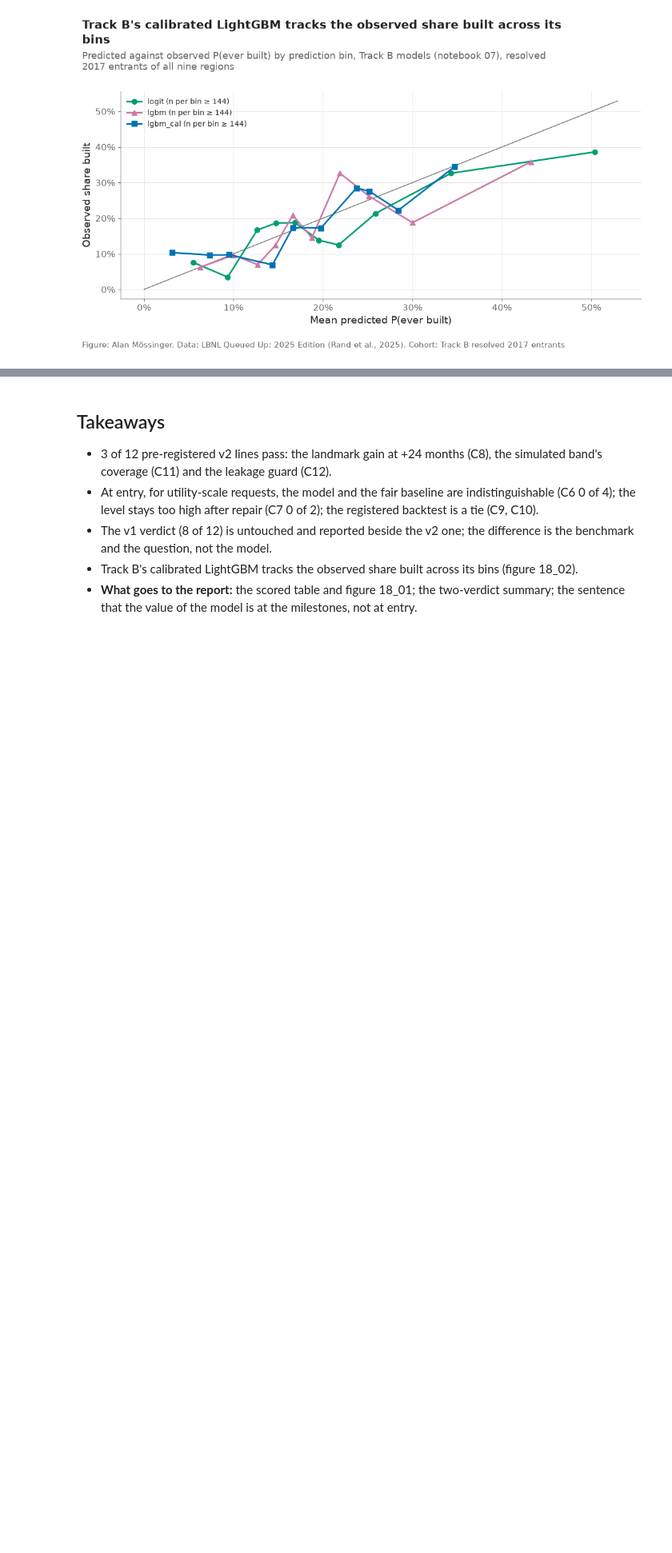
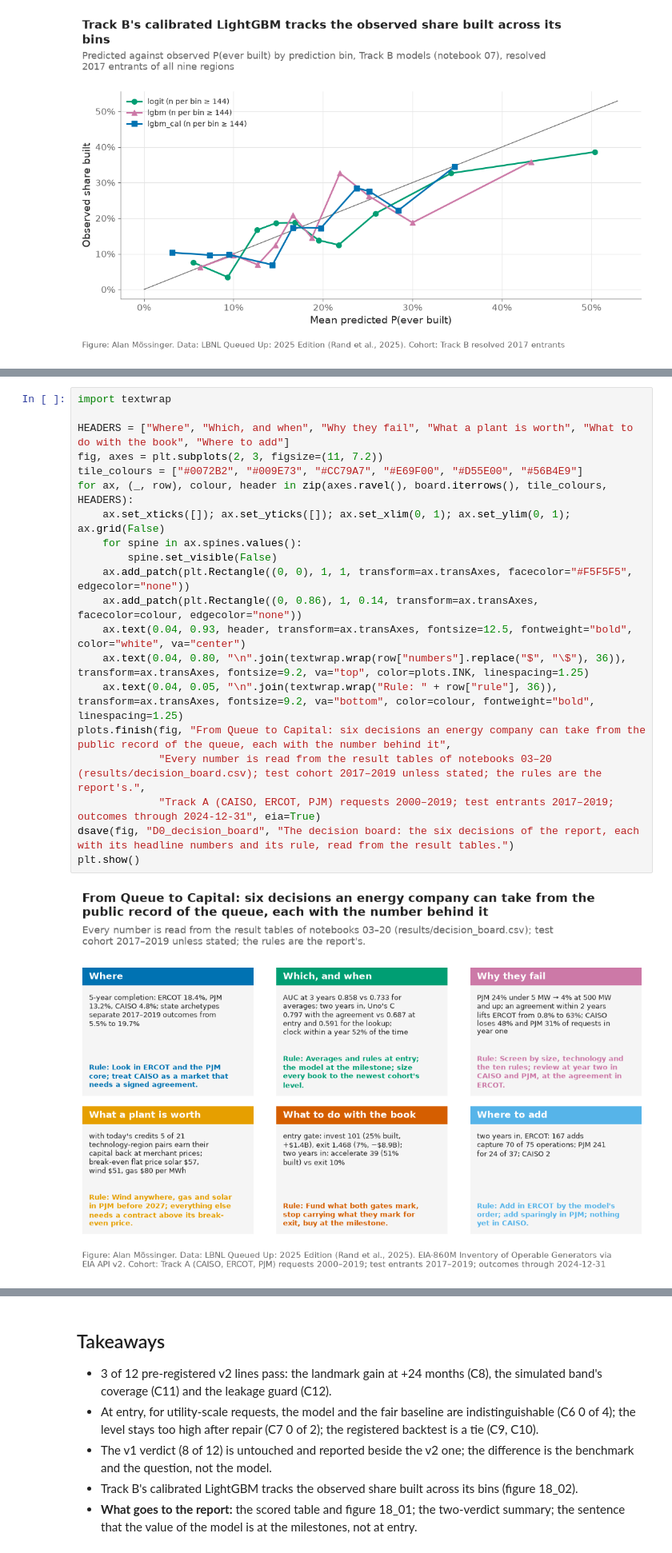
Before and after one commit to alanmossinger/Capstone, a Jupyter notebook: notebooks/18_evaluate_v2.ipynb, the cells around one changed output, grey strips where cells are left out. Shown at 80% size. Drawn from its saved outputs; the diff is of its cells as text; blank space fills up the shorter version.

```diff
--- a/notebooks/18_evaluate_v2.ipynb
+++ b/notebooks/18_evaluate_v2.ipynb
@@ -204,0 +285,22 @@ plt.show()
+# %%
+import textwrap
+
+HEADERS = ["Where", "Which, and when", "Why they fail", "What a plant is worth", "What to do with the book", "Where to add"]
+fig, axes = plt.subplots(2, 3, figsize=(11, 7.2))
+tile_colours = ["#0072B2", "#009E73", "#CC79A7", "#E69F00", "#D55E00", "#56B4E9"]
+for ax, (_, row), colour, header in zip(axes.ravel(), board.iterrows(), tile_colours, HEADERS):
+    ax.set_xticks([]); ax.set_yticks([]); ax.set_xlim(0, 1); ax.set_ylim(0, 1); ax.grid(False)
+    for spine in ax.spines.values():
+        spine.set_visible(False)
+    ax.add_patch(plt.Rectangle((0, 0), 1, 1, transform=ax.transAxes, facecolor="#F5F5F5", edgecolor="none"))
+    ax.add_patch(plt.Rectangle((0, 0.86), 1, 0.14, transform=ax.transAxes, facecolor=colour, edgecolor="none"))
+    ax.text(0.04, 0.93, header, transform=ax.transAxes, fontsize=12.5, fontweight="bold", color="white", va="center")
+    ax.text(0.04, 0.80, "\n".join(textwrap.wrap(row["numbers"].replace("$", "\$"), 36)), transform=ax.transAxes, fontsize=9.2, va="top", color=plots.INK, linespacing=1.25)
+    ax.text(0.04, 0.05, "\n".join(textwrap.wrap("Rule: " + row["rule"], 36)), transform=ax.transAxes, fontsize=9.2, va="bottom", color=colour, fontweight="bold", linespacing=1.25)
+plots.finish(fig, "From Queue to Capital: six decisions an energy company can take from the public record of the queue, each with the number behind it",
+             "Every number is read from the result tables of notebooks 03–20 (results/decision_board.csv); test cohort 2017–2019 unless stated; the rules are the report's.",
+             "Track A (CAISO, ERCOT, PJM) requests 2000–2019; test entrants 2017–2019; outcomes through 2024-12-31", eia=True)
+dsave(fig, "D0_decision_board", "The decision board: the six decisions of the report, each with its headline numbers and its rule, read from the result tables.")
+plt.show()
+# %% [output]
+[figure, added]
```
Also changed, not shown: parts of 12 cells of this notebook, 18 other files.
